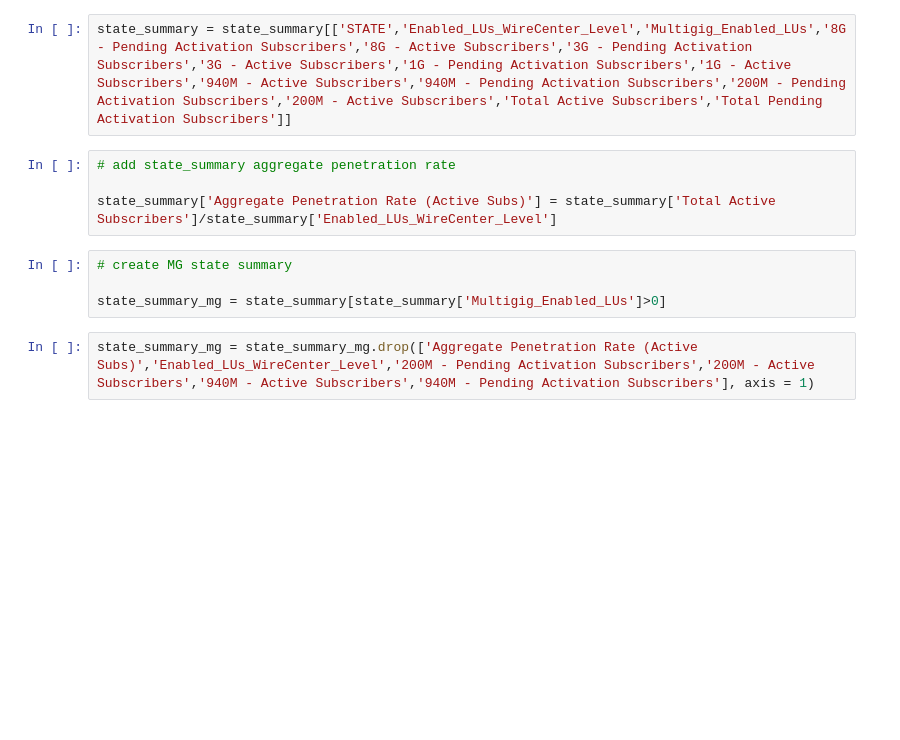
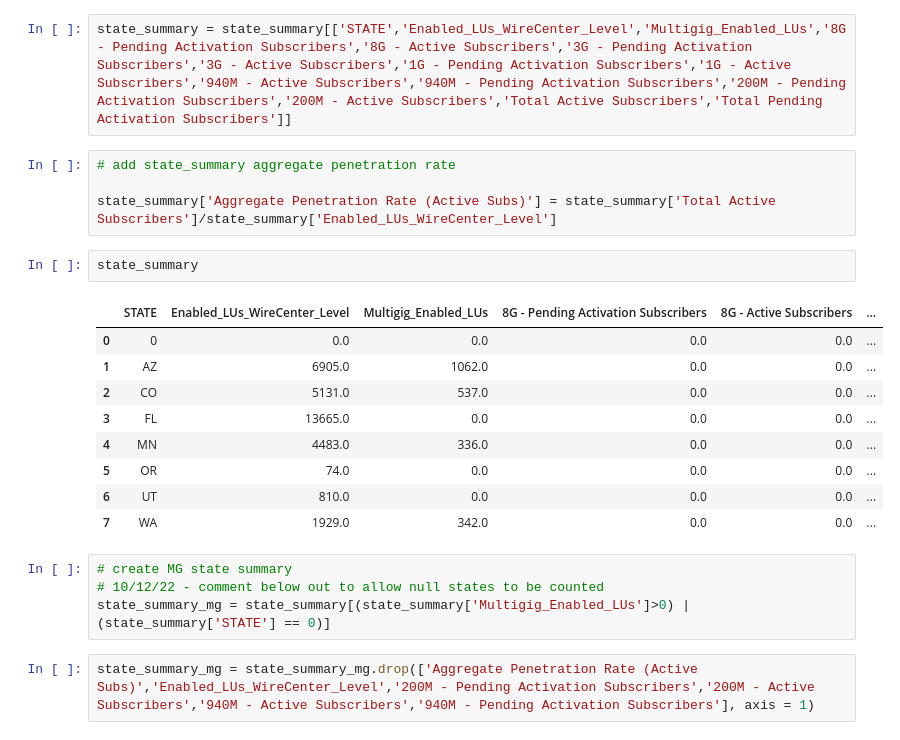
Before and after one commit to fangzhu-xiong-lumen/jupyter, a Jupyter notebook: SalesForce Workbook XGS Pen.ipynb, the cells around one changed output. Drawn from its saved outputs; the diff is of its cells as text; blank space fills up the shorter version.

```diff
--- a/SalesForce Workbook XGS Pen.ipynb
+++ b/SalesForce Workbook XGS Pen.ipynb
@@ -315,10 +315,22 @@ state_summary = state_summary[['STATE','Enabled_LUs_WireCenter_Level','Multigig_
 # add state_summary aggregate penetration rate
 
 state_summary['Aggregate Penetration Rate (Active Subs)'] = state_summary['Total Active Subscribers']/state_summary['Enabled_LUs_WireCenter_Level']
+# %%
+state_summary
+# %% [output]
+|  | STATE | Enabled_LUs_WireCenter_Level | Multigig_Enabled_LUs | 8G - Pending Activation Subscribers | 8G - Active Subscribers | ... |
+| 0 | 0 | 0.0 | 0.0 | 0.0 | 0.0 | ... |
+| 1 | AZ | 6905.0 | 1062.0 | 0.0 | 0.0 | ... |
+| 2 | CO | 5131.0 | 537.0 | 0.0 | 0.0 | ... |
+| 3 | FL | 13665.0 | 0.0 | 0.0 | 0.0 | ... |
+| 4 | MN | 4483.0 | 336.0 | 0.0 | 0.0 | ... |
+| 5 | OR | 74.0 | 0.0 | 0.0 | 0.0 | ... |
+| 6 | UT | 810.0 | 0.0 | 0.0 | 0.0 | ... |
+| 7 | WA | 1929.0 | 342.0 | 0.0 | 0.0 | ... |
 # %%
 # create MG state summary
-
-state_summary_mg = state_summary[state_summary['Multigig_Enabled_LUs']>0]
+# 10/12/22 - comment below out to allow null states to be counted
+state_summary_mg = state_summary[(state_summary['Multigig_Enabled_LUs']>0) | (state_summary['STATE'] == 0)]
 # %%
 state_summary_mg = state_summary_mg.drop(['Aggregate Penetration Rate (Active Subs)','Enabled_LUs_WireCenter_Level','200M - Pending Activation Subscribers','200M - Active Subscribers','940M - Active Subscribers','940M - Pending Activation Subscribers'], axis = 1)
 # %%
```
Also changed, not shown: parts of 9 cells of this notebook.
